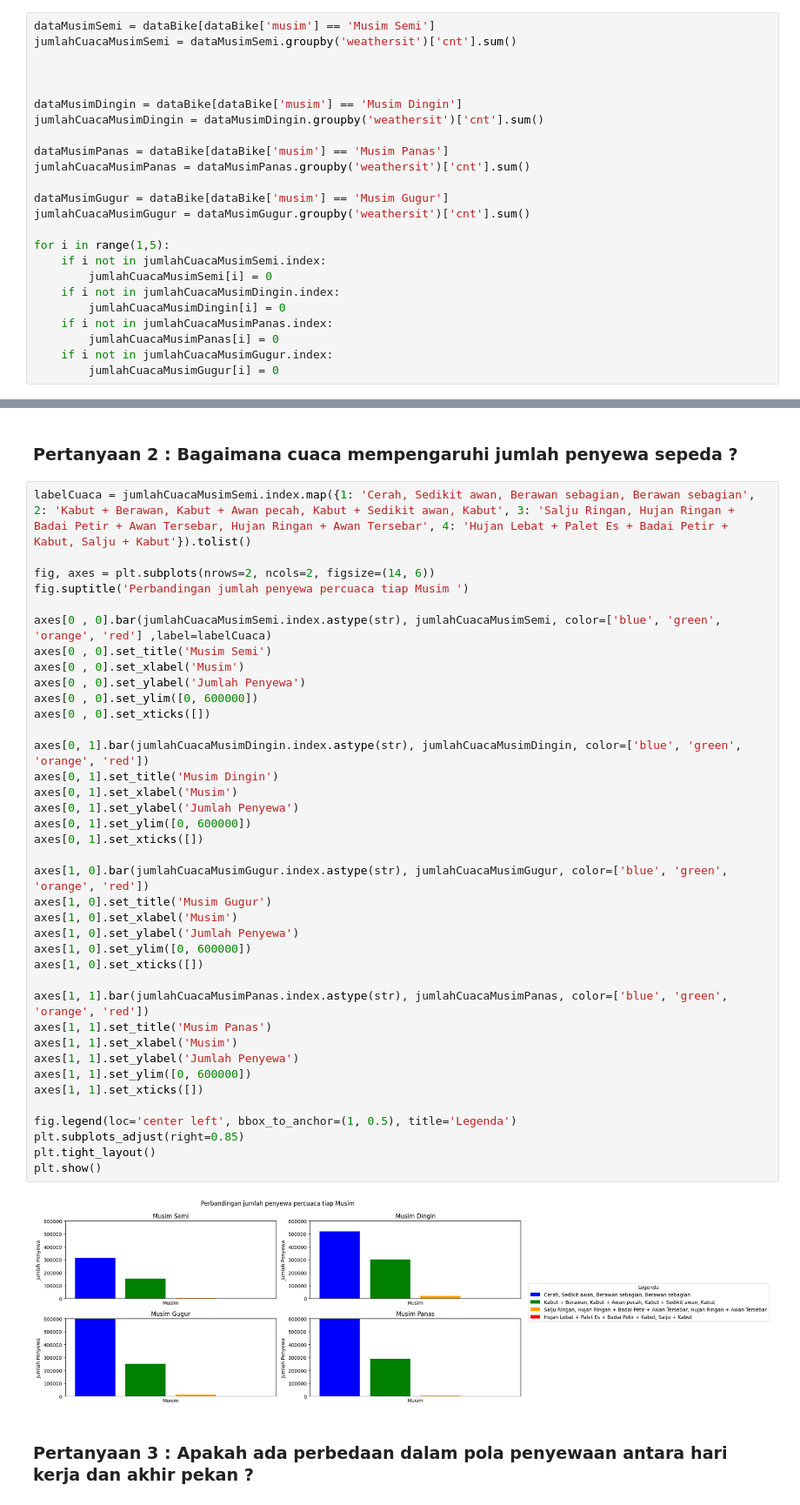
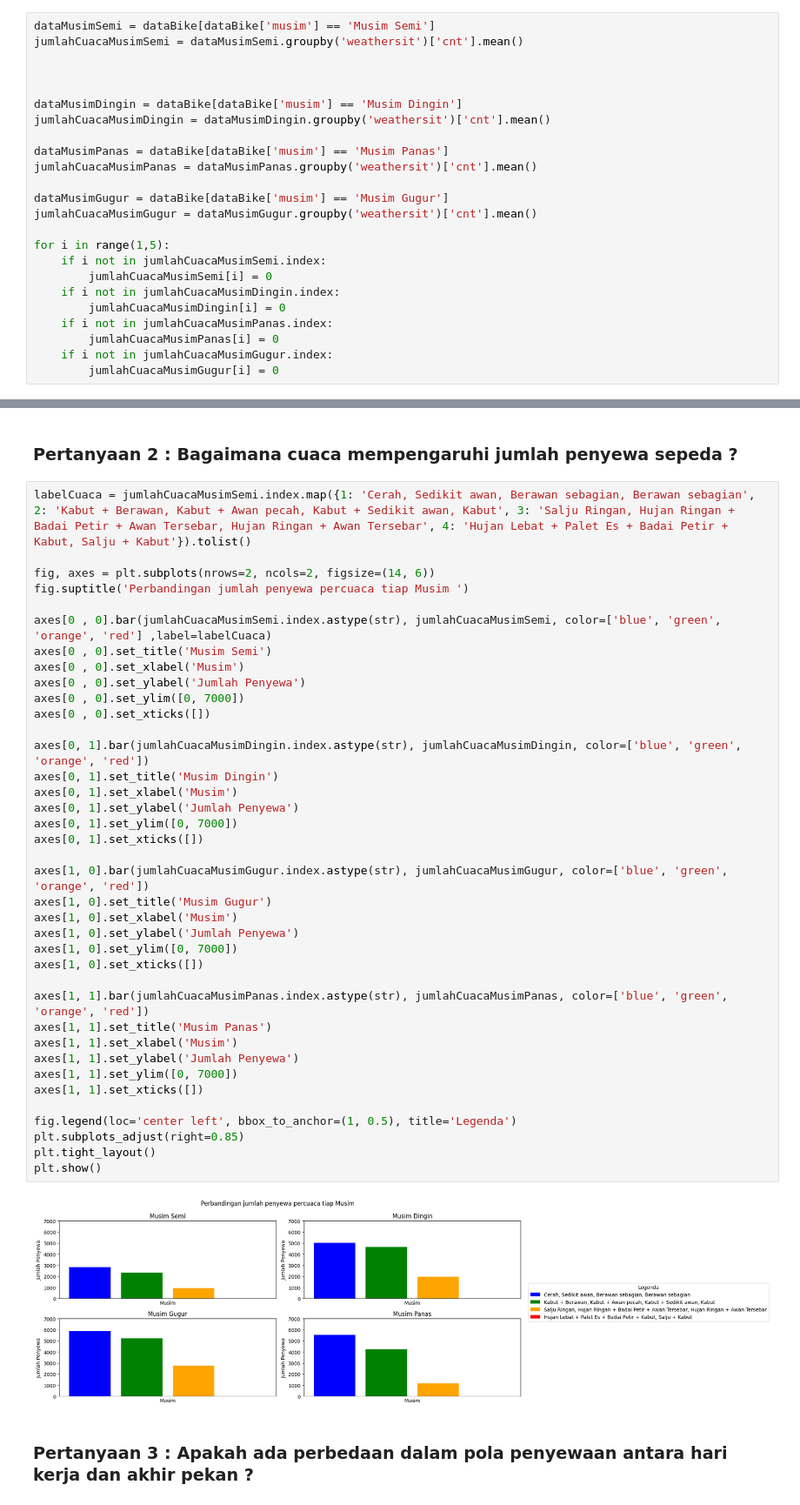
Before and after one commit to ardifjar443/DataScience-beginner, a Jupyter notebook: Tugas Penyewaan Sepeda.ipynb, the cells around one changed output, grey strips where cells are left out. Shown at 87% size. Drawn from its saved outputs; the diff is of its cells as text.

```diff
--- a/Tugas Penyewaan Sepeda.ipynb
+++ b/Tugas Penyewaan Sepeda.ipynb
@@ -217,18 +217,18 @@ dataMusim = dataBike.groupby('musim')['cnt'].sum().sort_values()
 #### mengambil data cuaca permusim
 # %%
 dataMusimSemi = dataBike[dataBike['musim'] == 'Musim Semi']
-jumlahCuacaMusimSemi = dataMusimSemi.groupby('weathersit')['cnt'].sum()
+jumlahCuacaMusimSemi = dataMusimSemi.groupby('weathersit')['cnt'].mean()
 
 
 
 dataMusimDingin = dataBike[dataBike['musim'] == 'Musim Dingin']
-jumlahCuacaMusimDingin = dataMusimDingin.groupby('weathersit')['cnt'].sum()
+jumlahCuacaMusimDingin = dataMusimDingin.groupby('weathersit')['cnt'].mean()
 
 dataMusimPanas = dataBike[dataBike['musim'] == 'Musim Panas']
-jumlahCuacaMusimPanas = dataMusimPanas.groupby('weathersit')['cnt'].sum()
+jumlahCuacaMusimPanas = dataMusimPanas.groupby('weathersit')['cnt'].mean()
 
 dataMusimGugur = dataBike[dataBike['musim'] == 'Musim Gugur']
-jumlahCuacaMusimGugur = dataMusimGugur.groupby('weathersit')['cnt'].sum()
+jumlahCuacaMusimGugur = dataMusimGugur.groupby('weathersit')['cnt'].mean()
 
 for i in range(1,5):
     if i not in jumlahCuacaMusimSemi.index:
@@ -270,38 +270,38 @@ fig.suptitle('Perbandingan jumlah penyewa percuaca tiap Musim ')
 
 axes[0 , 0].bar(jumlahCuacaMusimSemi.index.astype(str), jumlahCuacaMusimSemi, color=['blue', 'green', 'orange', 'red'] ,label=labelCuaca)
 axes[0 , 0].set_title('Musim Semi')
 axes[0 , 0].set_xlabel('Musim')
 axes[0 , 0].set_ylabel('Jumlah Penyewa')
-axes[0 , 0].set_ylim([0, 600000])
+axes[0 , 0].set_ylim([0, 7000])
 axes[0 , 0].set_xticks([])
 
 axes[0, 1].bar(jumlahCuacaMusimDingin.index.astype(str), jumlahCuacaMusimDingin, color=['blue', 'green', 'orange', 'red'])
 axes[0, 1].set_title('Musim Dingin')
 axes[0, 1].set_xlabel('Musim')
 axes[0, 1].set_ylabel('Jumlah Penyewa')
-axes[0, 1].set_ylim([0, 600000])
+axes[0, 1].set_ylim([0, 7000])
 axes[0, 1].set_xticks([])
 
 axes[1, 0].bar(jumlahCuacaMusimGugur.index.astype(str), jumlahCuacaMusimGugur, color=['blue', 'green', 'orange', 'red'])
 axes[1, 0].set_title('Musim Gugur')
 axes[1, 0].set_xlabel('Musim')
 axes[1, 0].set_ylabel('Jumlah Penyewa')
-axes[1, 0].set_ylim([0, 600000])
+axes[1, 0].set_ylim([0, 7000])
 axes[1, 0].set_xticks([])
 
 axes[1, 1].bar(jumlahCuacaMusimPanas.index.astype(str), jumlahCuacaMusimPanas, color=['blue', 'green', 'orange', 'red'])
 axes[1, 1].set_title('Musim Panas')
 axes[1, 1].set_xlabel('Musim')
 axes[1, 1].set_ylabel('Jumlah Penyewa')
-axes[1, 1].set_ylim([0, 600000])
+axes[1, 1].set_ylim([0, 7000])
 axes[1, 1].set_xticks([])
 
 fig.legend(loc='center left', bbox_to_anchor=(1, 0.5), title='Legenda')
 plt.subplots_adjust(right=0.85)
 plt.tight_layout()
 plt.show()
 # %% [output]
-[figure, old version]
+[figure, new version]
 # %% [markdown]
 ### Pertanyaan 3 : Apakah ada perbedaan  dalam pola penyewaan antara hari kerja dan akhir pekan ?
 # %%
```
Also changed, not shown: parts of 13 cells of this notebook, 14 other files.
